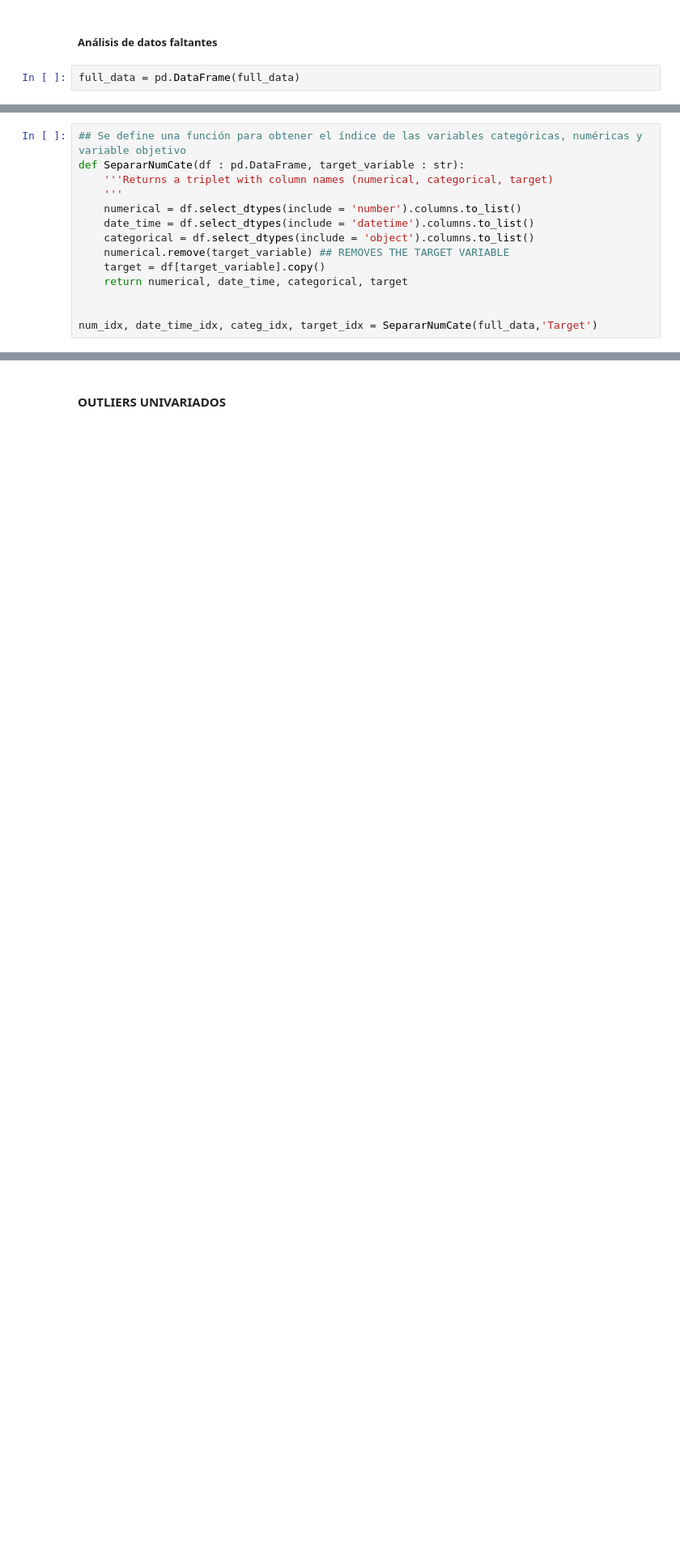
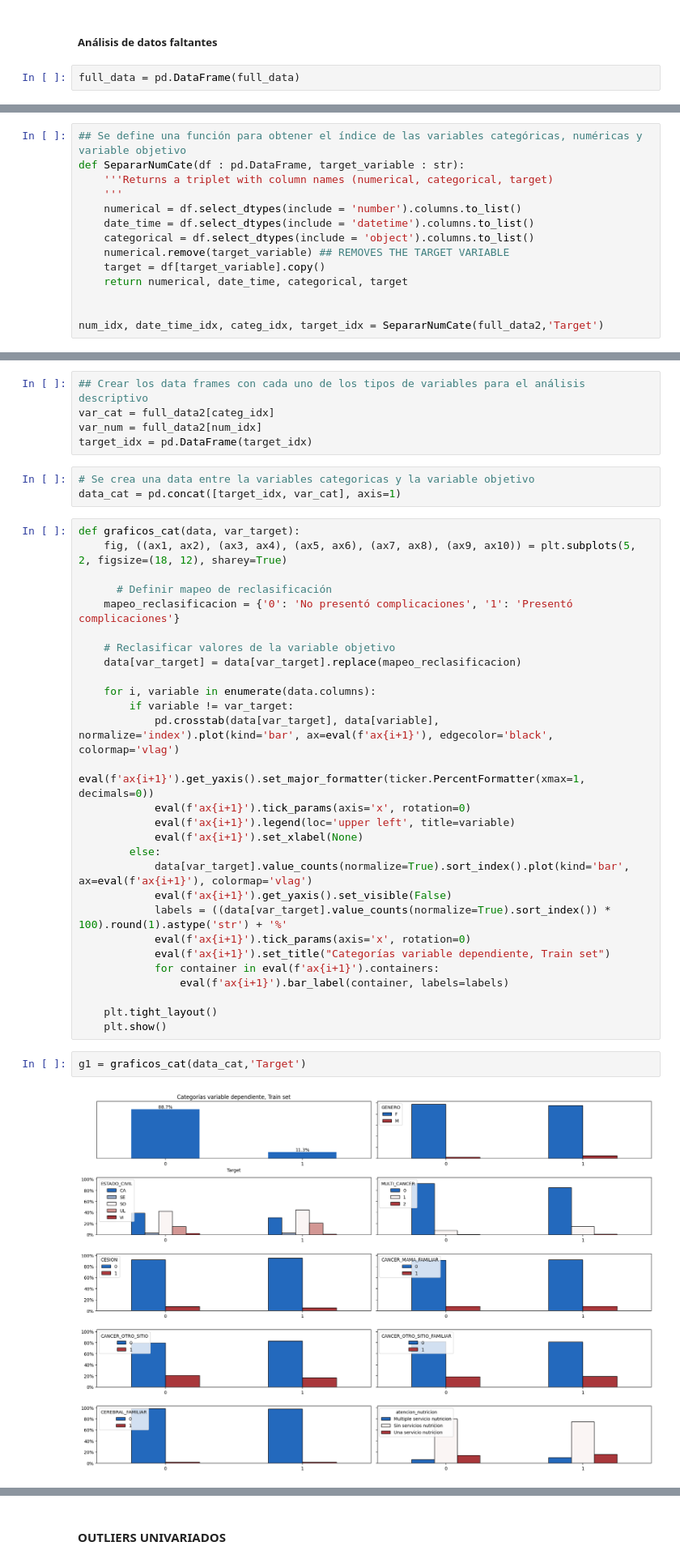
Before and after one commit to HanisDad95/FundAnalitica2_2024_1, a Jupyter notebook: Parte_1_Descriptivas.ipynb, the cells around one changed output, grey strips where cells are left out. Shown: that part at 81% size. Saved outputs shown, nothing was run; the diff lists cells and outputs as text; blank space fills up the shorter version.

```diff
--- a/Parte_1_Descriptivas.ipynb
+++ b/Parte_1_Descriptivas.ipynb
@@ -151,4 +139,4 @@ def SepararNumCate(df : pd.DataFrame, target_variable : str):
     return numerical, date_time, categorical, target
 
 
-num_idx, date_time_idx, categ_idx, target_idx = SepararNumCate(full_data,'Target')
+num_idx, date_time_idx, categ_idx, target_idx = SepararNumCate(full_data2,'Target')
@@ -160,0 +143,40 @@ full_data.loc[:,num_idx].describe().T
+# %%
+## Crear los data frames con cada uno de los tipos de variables para el análisis descriptivo
+var_cat = full_data2[categ_idx]
+var_num = full_data2[num_idx]
+target_idx = pd.DataFrame(target_idx)
+# %%
+# Se crea una data entre la variables categoricas y la variable objetivo
+data_cat = pd.concat([target_idx, var_cat], axis=1)
+# %%
+def graficos_cat(data, var_target):
+    fig, ((ax1, ax2), (ax3, ax4), (ax5, ax6), (ax7, ax8), (ax9, ax10)) = plt.subplots(5, 2, figsize=(18, 12), sharey=True)
+
+      # Definir mapeo de reclasificación
+    mapeo_reclasificacion = {'0': 'No presentó complicaciones', '1': 'Presentó complicaciones'}
+
+    # Reclasificar valores de la variable objetivo
+    data[var_target] = data[var_target].replace(mapeo_reclasificacion)
+
+    for i, variable in enumerate(data.columns):
+        if variable != var_target:
+            pd.crosstab(data[var_target], data[variable], normalize='index').plot(kind='bar', ax=eval(f'ax{i+1}'), edgecolor='black', colormap='vlag')
+            eval(f'ax{i+1}').get_yaxis().set_major_formatter(ticker.PercentFormatter(xmax=1, decimals=0))
+            eval(f'ax{i+1}').tick_params(axis='x', rotation=0)
+            eval(f'ax{i+1}').legend(loc='upper left', title=variable)
+            eval(f'ax{i+1}').set_xlabel(None)
+        else:
+            data[var_target].value_counts(normalize=True).sort_index().plot(kind='bar', ax=eval(f'ax{i+1}'), colormap='vlag')
+            eval(f'ax{i+1}').get_yaxis().set_visible(False)
+            labels = ((data[var_target].value_counts(normalize=True).sort_index()) * 100).round(1).astype('str') + '%'
+            eval(f'ax{i+1}').tick_params(axis='x', rotation=0)
+            eval(f'ax{i+1}').set_title("Categorías variable dependiente, Train set")
+            for container in eval(f'ax{i+1}').containers:
+                eval(f'ax{i+1}').bar_label(container, labels=labels)
+
+    plt.tight_layout()
+    plt.show()
+# %%
+g1 = graficos_cat(data_cat,'Target')
+# %% [output]
+[figure, added]
```
Also changed, not shown: parts of 30 cells of this notebook.
